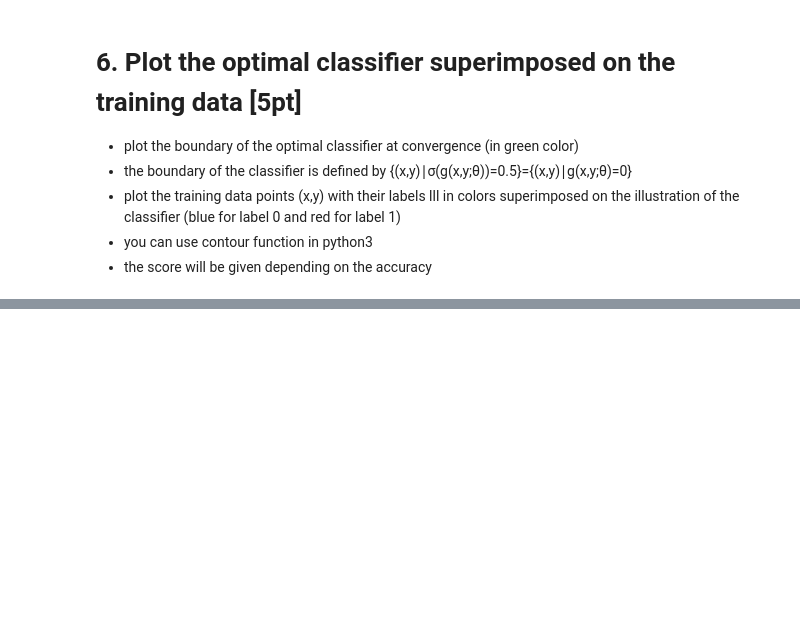
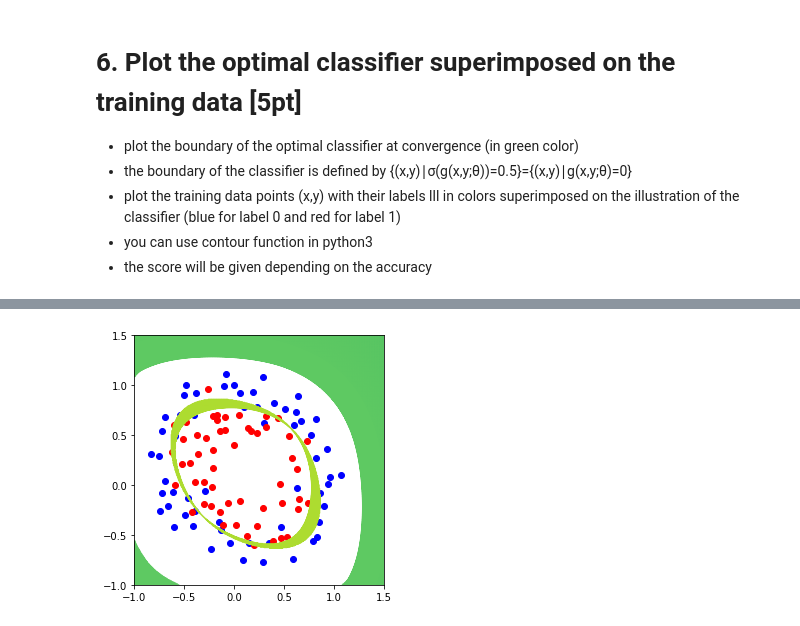
Before and after one commit to dlguswn3659/class-MachineLearning, a Jupyter notebook: assignment06.ipynb, the cells around one changed output, grey strips where cells are left out. Drawn from its saved outputs; the diff is of its cells as text; code cells hidden in the pictures; blank space fills up the shorter version.

```diff
--- a/assignment06.ipynb
+++ b/assignment06.ipynb
@@ -315,26 +282,17 @@ sigmoid(10) = 0.9999546021312976, sigmoid(-10) = 4.5397868702434395e-05, sigmoid
 # %%
 def mapFeature(X1, X2):
-  """ 주어진 데이터를 다항식 항목의 feature로 갯수를 늘려준다. """
   degree =  4
   #print(X1.shape)
   m = np.size(X1)
-  out = np.ones(m) # 1로 채워진 절편 컬럼 벡터
-  # XXX: 벡터 단위로 계산된 내용을 list에 추가하는 방식이 편하다.
-  # 계산된 컬럼 벡터를 list에 추가한다.
-  # res = [[1,1,1,], [2,2,2,], [3,3,3,]]
+  out = np.ones(m)
   res = []
 
   res.append(out)
 
   for i in np.arange(1, degree + 1):
     for j in np.arange(0, i + 1):
-      # ***************************************************************
-      # XXX: 아래와 같은 수식은 어떻게 만드는걸까?
-      # ***************************************************************
-
       out1 = (X1 ** (i - j)) * (X2 ** j)
       res.append(out1)
-      # list에 저장된 것을 2차원 array 벡터로 변환하고 전치 시켜서 반환한다.
 
   return np.array(res).T
 
@@ -346,6 +304,5 @@ y = data[:, 2]
 X = np.array(X)
 y = np.array(y)
 
-# X_reg: 118 x 28 dimension, 절편이 포함되어 있다.
 X_reg = mapFeature(X[:, 0], X[:, 1])
-print(X_reg[0:2, :])
+# print(X_reg[0:2, :])
@@ -548,7 +453,7 @@ Train Accuracy: 0.8220338983050848
 - you can use contour function in python3
 - the score will be given depending on the accuracy
 # %%
-def plotDecisionBoundary(theta, X, y):
+def plotBoundary(theta, X, y):
 
   if np.size(X, 1) <= 3:
     plot_x = np.array([np.min(X[:, 1]) - 2, np.max(X[:, 1] + 2)])
@@ -558,8 +463,8 @@ def plotDecisionBoundary(theta, X, y):
 
   else:
 
-    u = linspace(-1, 1.5, 50)
-    v = linspace(-1, 1.5, 50)
+    u = linspace(-1, 1.5, 800)
+    v = linspace(-1, 1.5, 800)
     z = np.zeros((np.size(u), np.size(v)))
 
     for i in np.arange(np.size(u)):
@@ -581,0 +572,4 @@ plotDecisionBoundary(theta, X_reg, y)
+# %%
+plotBoundary(theta, X_reg, y)
+# %% [output]
+[figure, added]
```
Also changed, not shown: parts of 26 cells of this notebook.
